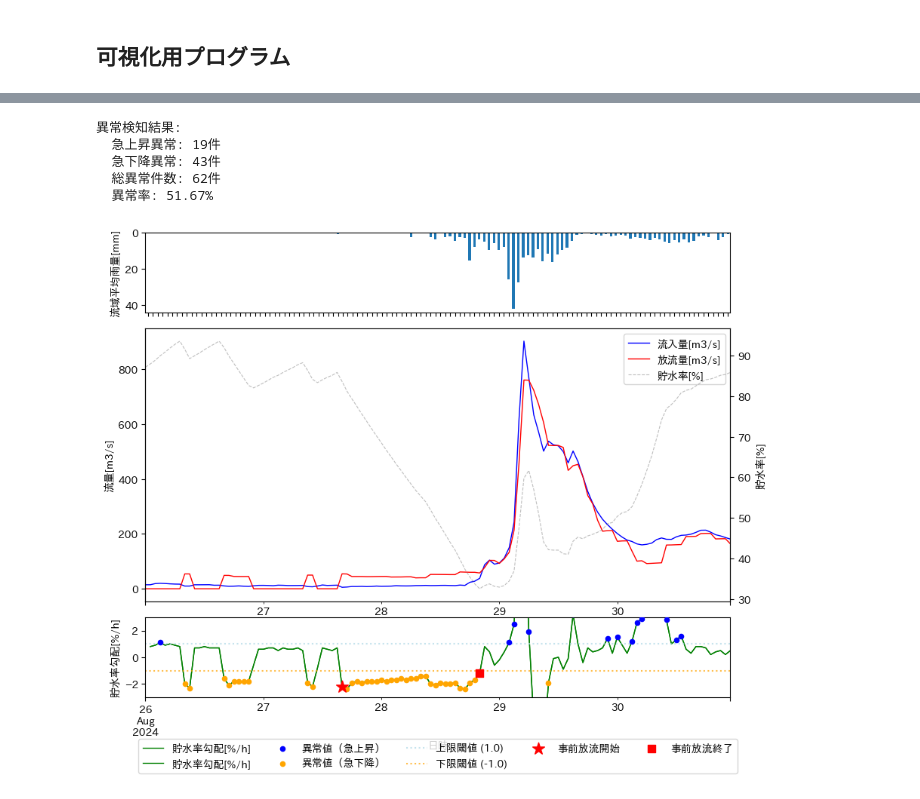
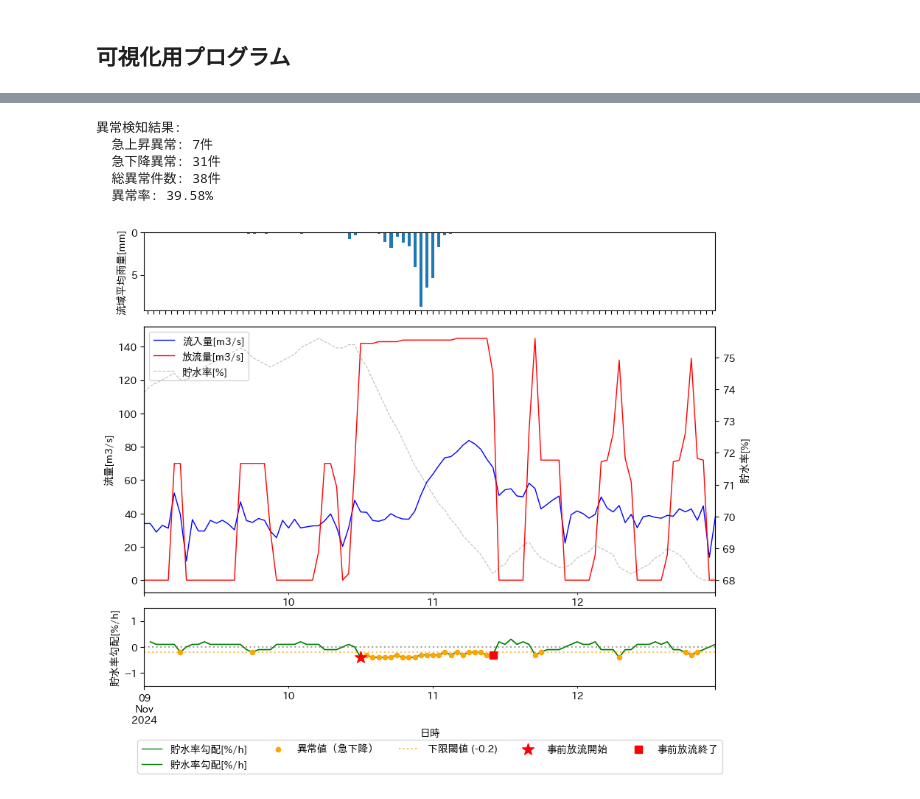
Before and after one commit to Ryo-Neko/dam_analysis, a Jupyter notebook: dam_analysis.ipynb, the cells around one changed output, grey strips where cells are left out. Cells and saved outputs as stored; diff of their text form; code cells hidden in the pictures.

```diff
--- a/dam_analysis.ipynb
+++ b/dam_analysis.ipynb
@@ -92,8 +90,8 @@ def get_consecutive_anomaly_periods(
 # %%
 # ============================================
 #! NOTE: ここを変更すること
-threshold_upper = 1.0  # 上限閾値（急激な上昇）
-threshold_lower = -1.0  # 下限閾値（急激な下降）
+threshold_upper = 0.2  # 上限閾値（急激な上昇）
+threshold_lower = -0.2  # 下限閾値（急激な下降）
 
 #! NOTE: 最小連続時間数を指定してください
 min_consecutive_hours = 8  # 3時間以上連続した異常のみ検出
@@ -118,7 +116,7 @@ anomaly_periods_df_dict = {}
 for idx, dam_id in enumerate(dam_ids):
     df_list = []
     dam_name = dam_infomation.convert_id2name(int(dam_id))
-    # print(dam_name)
+    # print(dam_name[0])
     for year_ in range(st_year, ed_year + 1):
         df = pd.read_csv(
             f"../SuimonSuishituDB/fixed_out/dam_data/{dam_id}/dam_{year_}.csv",
@@ -142,8 +140,5 @@ for idx, dam_id in enumerate(dam_ids):
     else:
         pass
         # anomaly_periods_df_dict[dam_id] = pd.DataFrame()
-
-    # if idx > 5:
-    #     break
 # %% [markdown]
 ## 可視化用プログラム
@@ -154,9 +153,9 @@ import datetime as dt
 
 # !NOTE: これを編集 ------------------------
 dam_infomation = DamInfo()
-dam_id = dam_infomation.convert_rivername2id("緑川")
-target_date = "2024-08-24"
-target_date_end = "2024-08-30"
+dam_id = dam_infomation.convert_rivername2id("川内川")
+target_date = "2024-11-09"
+target_date_end = "2024-11-12"
 # !---------------------------------------
 
 
@@ -167,7 +166,7 @@ df = pd.read_csv(
     index_col=0,
     parse_dates=True,
 )
-df_tmp = df.loc["2024-08-26":"2024-08-30"].copy()
+df_tmp = df.loc[target_date:target_date_end].copy()
 tmp_anomaly_periods_df = anomaly_periods_df_dict[str(dam_id[0])]
 anomaly_periods_df = tmp_anomaly_periods_df.loc[
     tmp_anomaly_periods_df["開始日時"] >= dt.datetime.strptime(target_date, "%Y-%m-%d")
@@ -219,15 +216,15 @@ df_tmp["貯水率_grad"].plot(ax=ax3, label="貯水率勾配[%/h]", color="green
 anomaly_upper = df_tmp["貯水率_grad"] > threshold_upper
 anomaly_lower = df_tmp["貯水率_grad"] < threshold_lower
 
-if anomaly_upper.any():
-    ax3.scatter(
-        df_tmp.index[anomaly_upper],
-        df_tmp["貯水率_grad"][anomaly_upper],
-        color="blue",
-        s=20,
-        label="異常値（急上昇）",
-        zorder=5,
-    )
+# if anomaly_upper.any():
+#     ax3.scatter(
+#         df_tmp.index[anomaly_upper],
+#         df_tmp["貯水率_grad"][anomaly_upper],
+#         color="blue",
+#         s=20,
+#         label="異常値（急上昇）",
+#         zorder=5,
+#     )
 
 if anomaly_lower.any():
     ax3.scatter(
@@ -240,19 +237,25 @@ if anomaly_lower.any():
     )
 
 # 閾値ラインを表示
-ax3.axhline(
-    y=threshold_upper,
-    color="lightblue",
-    linestyle=":",
-    alpha=0.7,
-    label=f"上限閾値 ({threshold_upper})",
-)
+# ax3.axhline(
+#     y=threshold_upper,
+#     color="lightblue",
+#     linestyle=":",
+#     alpha=0.7,
+#     label=f"上限閾値 ({threshold_upper})",
+# )
 ax3.axhline(
     y=threshold_lower,
     color="orange",
     linestyle=":",
     alpha=0.7,
     label=f"下限閾値 ({threshold_lower})",
+)
+ax3.axhline(
+    y=0,
+    color="gray",
+    linestyle=":",
+    alpha=0.7,
 )
 
 
@@ -281,37 +284,37 @@ for i, (_, row) in enumerate(anomaly_periods_df.iterrows()):
         color="red",
         s=60,
         label="事前放流終了" if i == 0 else "",
         zorder=6,
     )
 
 ax3.set_ylabel("貯水率勾配[%/h]")
 ax3.set_xlabel("日時")
-ax3.set_ylim(-3, 3)
-ax3.legend(ncols=5, bbox_to_anchor=(0.5, -0.45), loc="upper center")
+ax3.set_ylim(-1.5, 1.5)
+ax3.legend(ncols=5, bbox_to_anchor=(0.5, -0.62), loc="upper center")
 
 
 # 異常検知結果の統計情報を表示
 total_anomalies = anomaly_upper.sum() + anomaly_lower.sum()
 print(f"異常検知結果:")
 print(f"  急上昇異常: {anomaly_upper.sum()}件")
 print(f"  急下降異常: {anomaly_lower.sum()}件")
 print(f"  総異常件数: {total_anomalies}件")
 print(f"  異常率: {total_anomalies/len(df_tmp)*100:.2f}%")
 
 # 両軸の凡例を統合
 lines1, labels1 = ax2.get_legend_handles_labels()
 lines2, labels2 = ax2_right.get_legend_handles_labels()
 ax2.legend(lines1 + lines2, labels1 + labels2)
 
 ax1.set_ylabel("流域平均雨量[mm]")
 ax2.set_ylabel("流量[m3/s]")
 ax2_right.set_ylabel("貯水率[%]")
 
 plt.show()
 # %% [output]
 異常検知結果:
-  急上昇異常: 19件
-  急下降異常: 43件
-  総異常件数: 62件
-  異常率: 51.67%
+  急上昇異常: 7件
+  急下降異常: 31件
+  総異常件数: 38件
+  異常率: 39.58%
-[figure, old version]
+[figure, new version]
```
Also changed, not shown: parts of 3 cells of this notebook.
